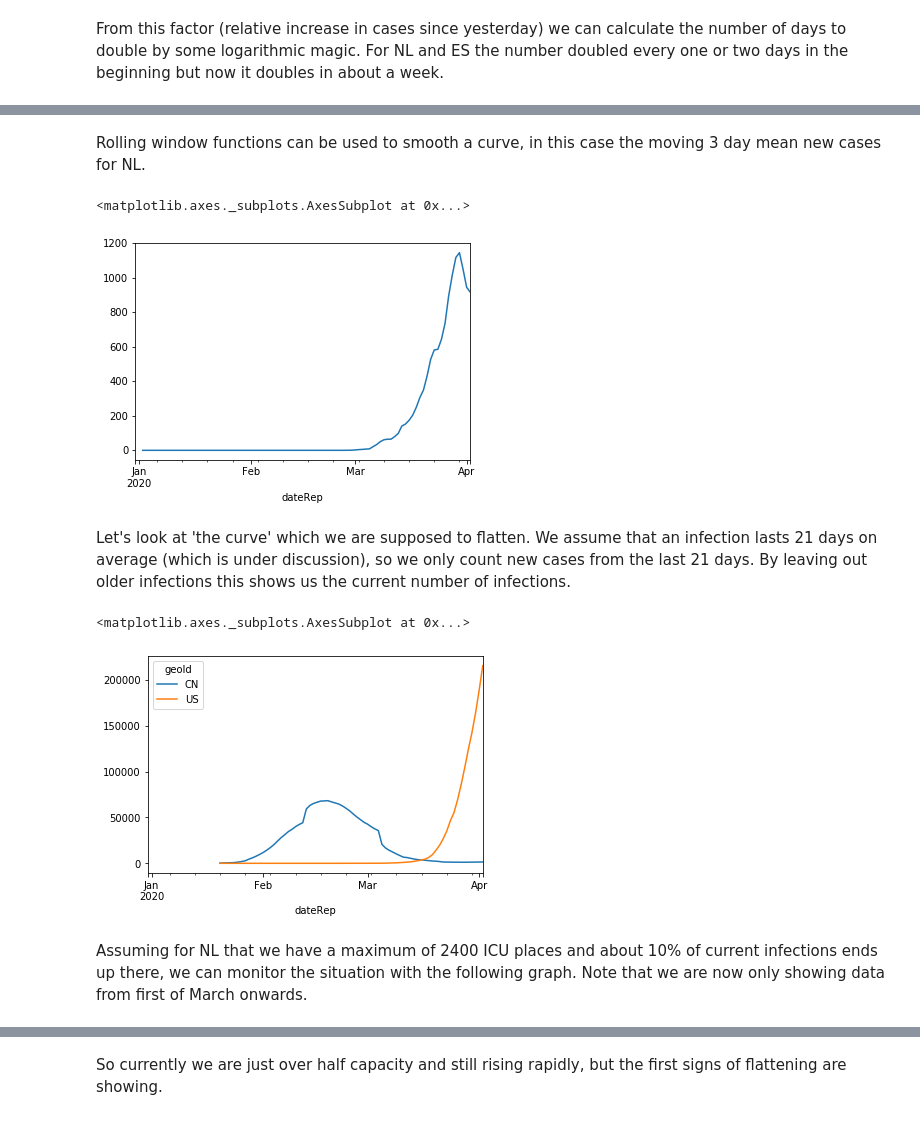
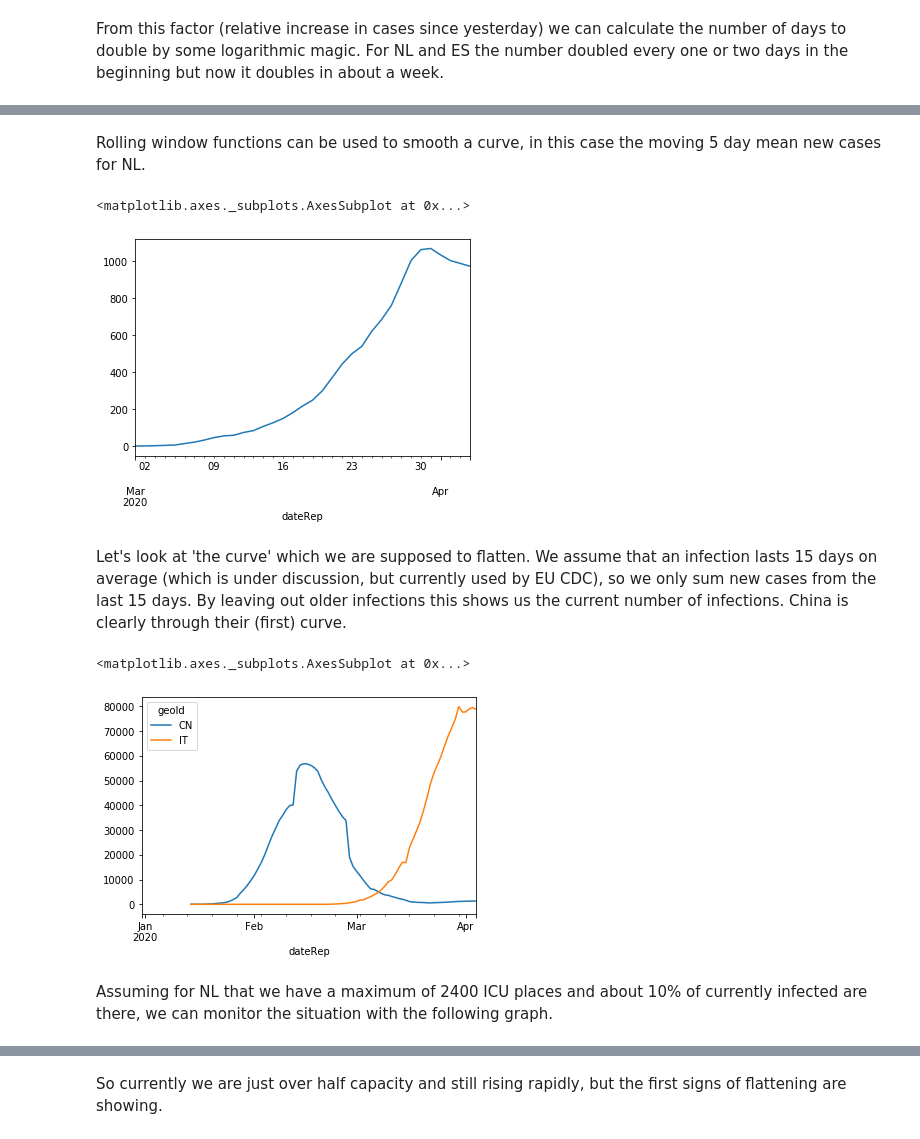
Before and after one commit to R3dje/COVID19, a Jupyter notebook: EUCDC.ipynb, the cells around one changed output, grey strips where cells are left out. Cells and saved outputs as stored; diff of their text form; code cells hidden in the pictures.

```diff
--- a/EUCDC.ipynb
+++ b/EUCDC.ipynb
@@ -143,17 +144,17 @@ From this factor (relative increase in cases since yesterday) we can calculate t
 # %% [markdown]
-Rolling window functions can be used to smooth a curve, in this case the moving 3 day mean new cases for NL.
+Rolling window functions can be used to smooth a curve, in this case the moving 5 day mean new cases for NL.
 # %%
-df_geo['NL'].rolling(3).mean().plot()
+df_geo['NL'].rolling(5).mean().loc['20200301':].plot()
 # %% [output]
 <matplotlib.axes._subplots.AxesSubplot at 0x...>
-[figure, old version]
+[figure, new version]
 # %% [markdown]
-Let's look at 'the curve' which we are supposed to flatten. We assume that an infection lasts 21 days on average (which is under discussion), so we only count new cases from the last 21 days. By leaving out older infections this shows us the current number of infections.
+Let's look at 'the curve' which we are supposed to flatten. We assume that an infection lasts 15 days on average (which is under discussion, but currently used by EU CDC), so we only sum new cases from the last 15 days. By leaving out older infections this shows us the current number of infections. China is clearly through their (first) curve.
 # %%
-df_geo[['CN', 'US']].rolling(21).sum().plot()
+df_geo[['CN', 'IT']].rolling(15).sum().plot()
 # %% [output]
 <matplotlib.axes._subplots.AxesSubplot at 0x...>
-[figure, old version]
+[figure, new version]
 # %% [markdown]
-Assuming for NL that we have a maximum of 2400 ICU places and about 10% of current infections ends up there, we can monitor the situation with the following graph. Note that we are now only showing data from first of March onwards.
+Assuming for NL that we have a maximum of 2400 ICU places and about 10% of currently infected are there, we can monitor the situation with the following graph.
 # %%
```
Also changed, not shown: parts of 13 cells of this notebook.
